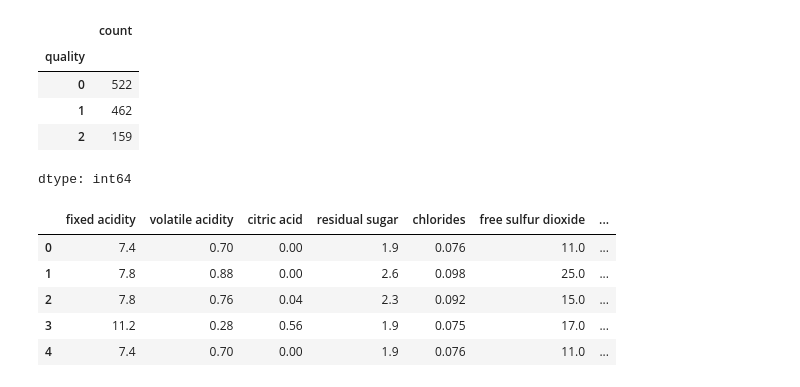
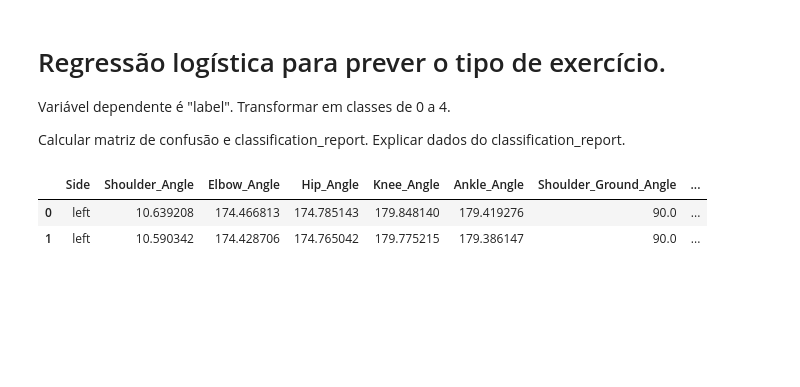
Before and after one commit to SibeleTatiana/Python_Comandos_def, a Jupyter notebook: Regressão_Logística.ipynb, the cells around one changed output. Drawn from its saved outputs; the diff is of its cells as text; code cells hidden in the pictures; blank space fills up the shorter version.

```diff
--- a/Regressão_Logística.ipynb
+++ b/Regressão_Logística.ipynb
@@ -1,31 +1,24 @@
+# %% [markdown]
+# Regressão logística para prever o tipo de exercício.
+Variável dependente é "label". Transformar em classes de 0 a 4.
+
+Calcular matriz de confusão e classification_report. Explicar dados do classification_report.
 # %%
 import numpy as np
 import pandas as pd
+import seaborn as sns
 import matplotlib.pyplot as plt
-import seaborn as sns
-from sklearn.metrics import confusion_matrix
+from sklearn.metrics import confusion_matrix, classification_report
 from sklearn.linear_model import LogisticRegression
 from sklearn.metrics import accuracy_score
 from sklearn.model_selection import train_test_split
-from sklearn import preprocessing
+from sklearn.preprocessing import LabelEncoder
 
-df = pd.read_csv('/content/drive/MyDrive/FIAP/Machine Learning/Regressão Logística/WineQT.csv')
-df['quality'] = df.apply(lambda row: 2 if row['quality'] > 6 else (1 if row['quality'] > 5 else 0), axis=1)
-# df['quality'] = df.apply(lambda row: 1 if row['quality'] > 5 else 0, axis=1)
-df['quality'].value_counts()
+from sklearn import metrics
+
+df = pd.read_csv('/home/exercise_angles.csv')
+df.head(2)
 # %% [output]
-|  | count |
-| quality |  |
-| 0 | 522 |
-| 1 | 462 |
-| 2 | 159 |
+|  | Side | Shoulder_Angle | Elbow_Angle | Hip_Angle | Knee_Angle | Ankle_Angle | Shoulder_Ground_Angle | ... |
+| 0 | left | 10.639208 | 174.466813 | 174.785143 | 179.848140 | 179.419276 | 90.0 | ... |
+| 1 | left | 10.590342 | 174.428706 | 174.765042 | 179.775215 | 179.386147 | 90.0 | ... |
-dtype: int64
-# %%
-df.head(5)
-# %% [output]
-|  | fixed acidity | volatile acidity | citric acid | residual sugar | chlorides | free sulfur dioxide | ... |
-| 0 | 7.4 | 0.70 | 0.00 | 1.9 | 0.076 | 11.0 | ... |
-| 1 | 7.8 | 0.88 | 0.00 | 2.6 | 0.098 | 25.0 | ... |
-| 2 | 7.8 | 0.76 | 0.04 | 2.3 | 0.092 | 15.0 | ... |
-| 3 | 11.2 | 0.28 | 0.56 | 1.9 | 0.075 | 17.0 | ... |
-| 4 | 7.4 | 0.70 | 0.00 | 1.9 | 0.076 | 11.0 | ... |
```
Also changed, not shown: parts of 12 cells of this notebook.
